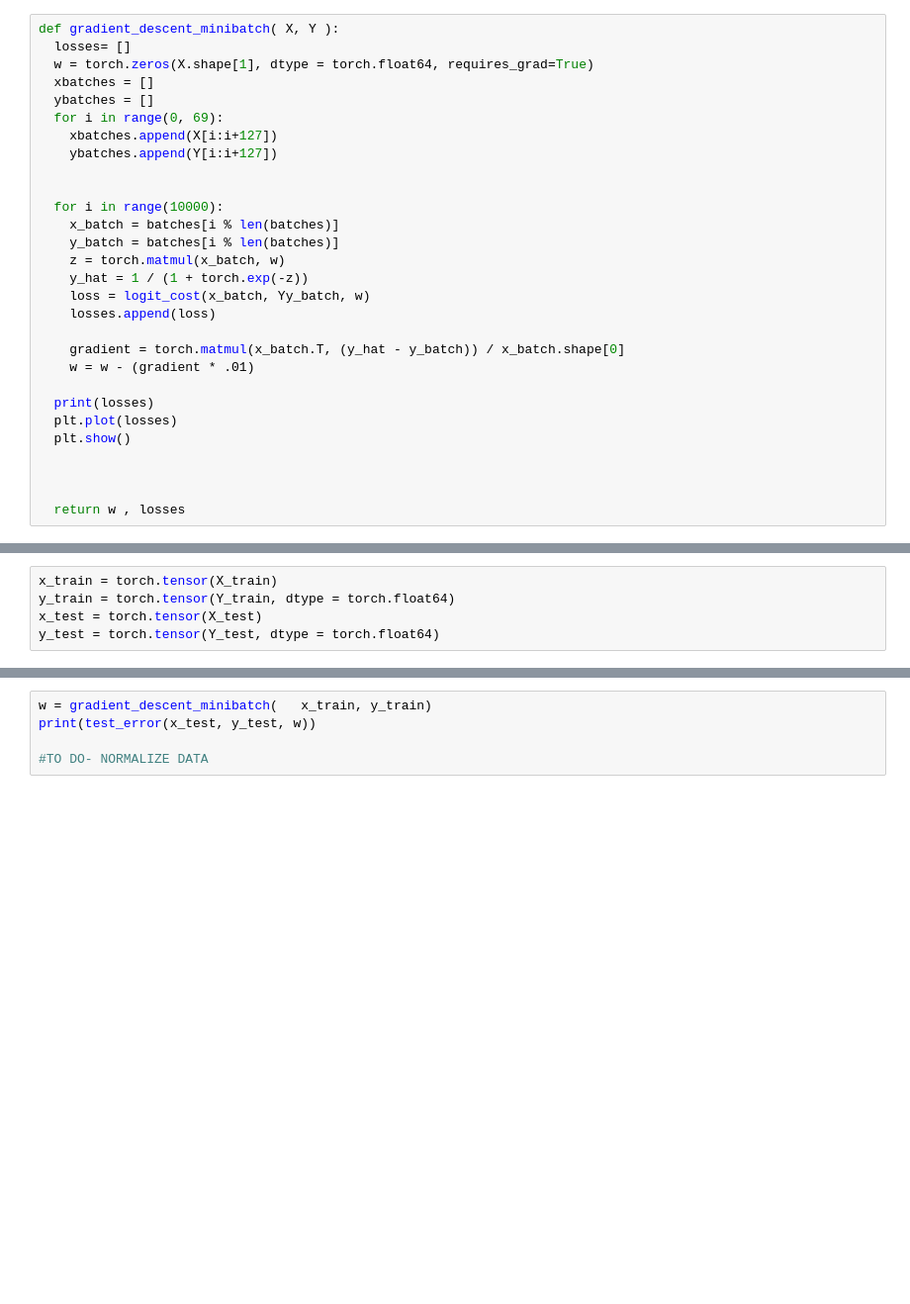
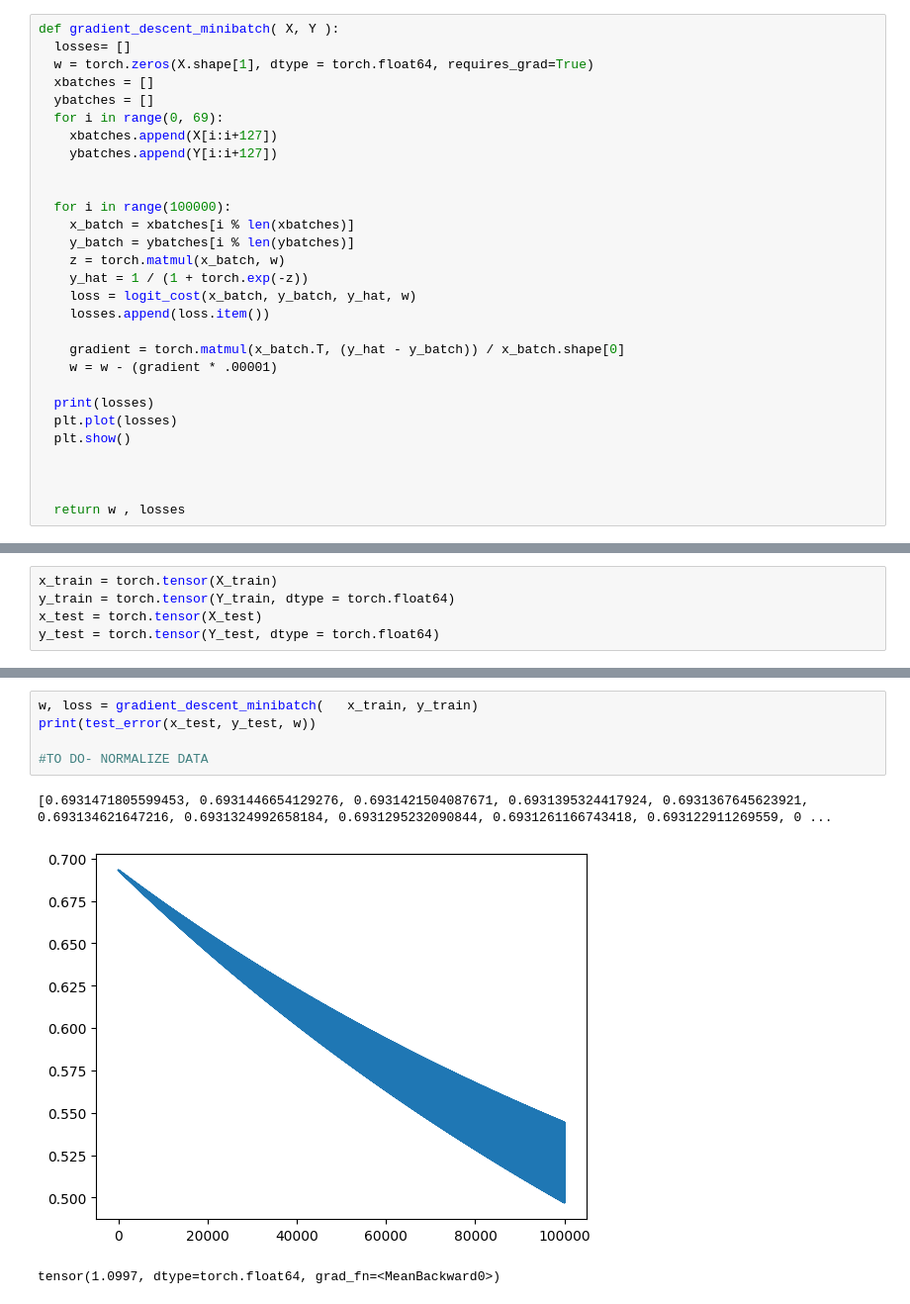
Before and after one commit to s-kamireddy/Logistic-Regression-for-Heart-Attack-Risk-Predictiom, a Jupyter notebook: projects_in_ai_hw1.ipynb, the cells around one changed output, grey strips where cells are left out. Shown at 99% size. Saved outputs shown, nothing was run; the diff lists cells and outputs as text; blank space fills up the shorter version.

```diff
--- a/projects_in_ai_hw1.ipynb
+++ b/projects_in_ai_hw1.ipynb
@@ -276,16 +297,16 @@ def gradient_descent_minibatch( X, Y ):
     ybatches.append(Y[i:i+127])
 
 
-  for i in range(10000):
-    x_batch = batches[i % len(batches)]
-    y_batch = batches[i % len(batches)]
+  for i in range(100000):
+    x_batch = xbatches[i % len(xbatches)]
+    y_batch = ybatches[i % len(ybatches)]
     z = torch.matmul(x_batch, w)
     y_hat = 1 / (1 + torch.exp(-z))
-    loss = logit_cost(x_batch, Yy_batch, w)
-    losses.append(loss)
+    loss = logit_cost(x_batch, y_batch, y_hat, w)
+    losses.append(loss.item())
 
     gradient = torch.matmul(x_batch.T, (y_hat - y_batch)) / x_batch.shape[0]
-    w = w - (gradient * .01)
+    w = w - (gradient * .00001)
 
   print(losses)
   plt.plot(losses)
@@ -320,5 +368,9 @@ print(test_error(x_test, y_test, w))
 # %%
-w = gradient_descent_minibatch(   x_train, y_train)
+w, loss = gradient_descent_minibatch(   x_train, y_train)
 print(test_error(x_test, y_test, w))
 
 #TO DO- NORMALIZE DATA
+# %% [output]
+[0.6931471805599453, 0.6931446654129276, 0.6931421504087671, 0.6931395324417924, 0.6931367645623921, 0.693134621647216, 0.6931324992658184, 0.6931295232090844, 0.6931261166743418, 0.693122911269559, 0 ...
+[figure, added]
+tensor(1.0997, dtype=torch.float64, grad_fn=<MeanBackward0>)
```
Also changed, not shown: parts of 10 cells of this notebook.
